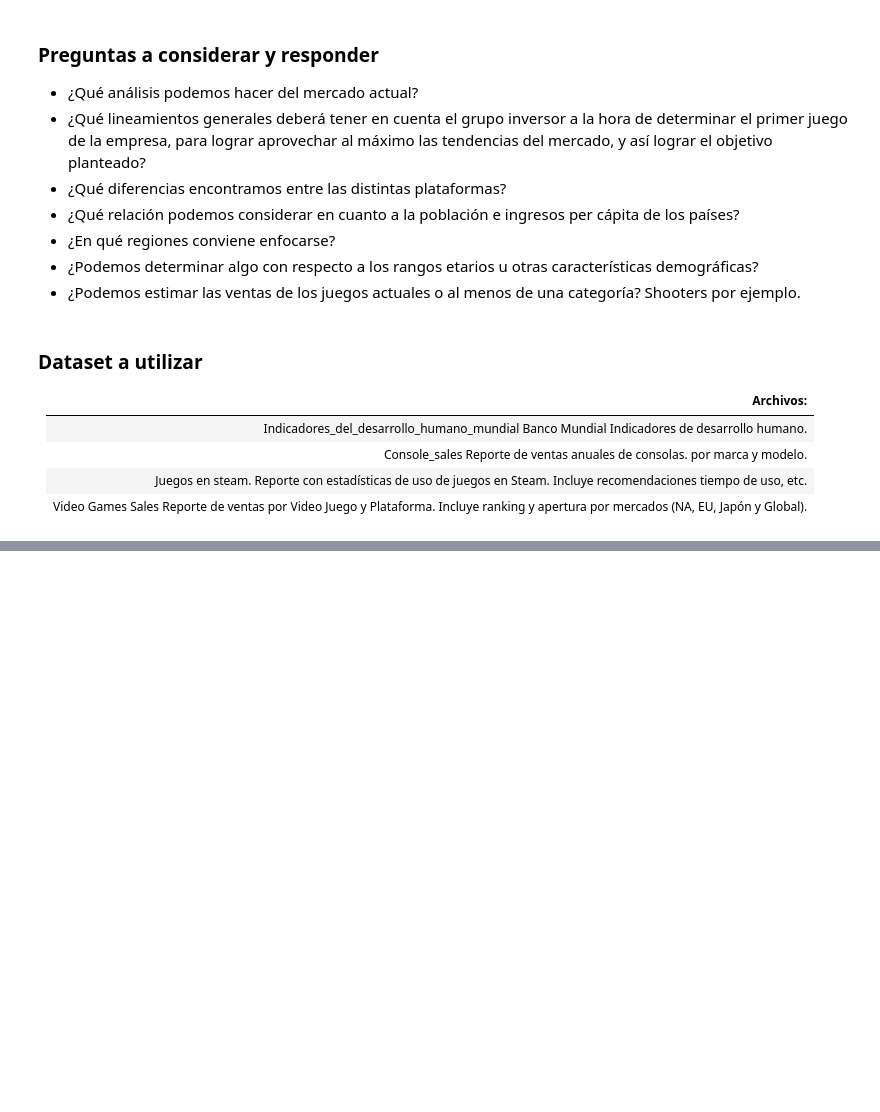
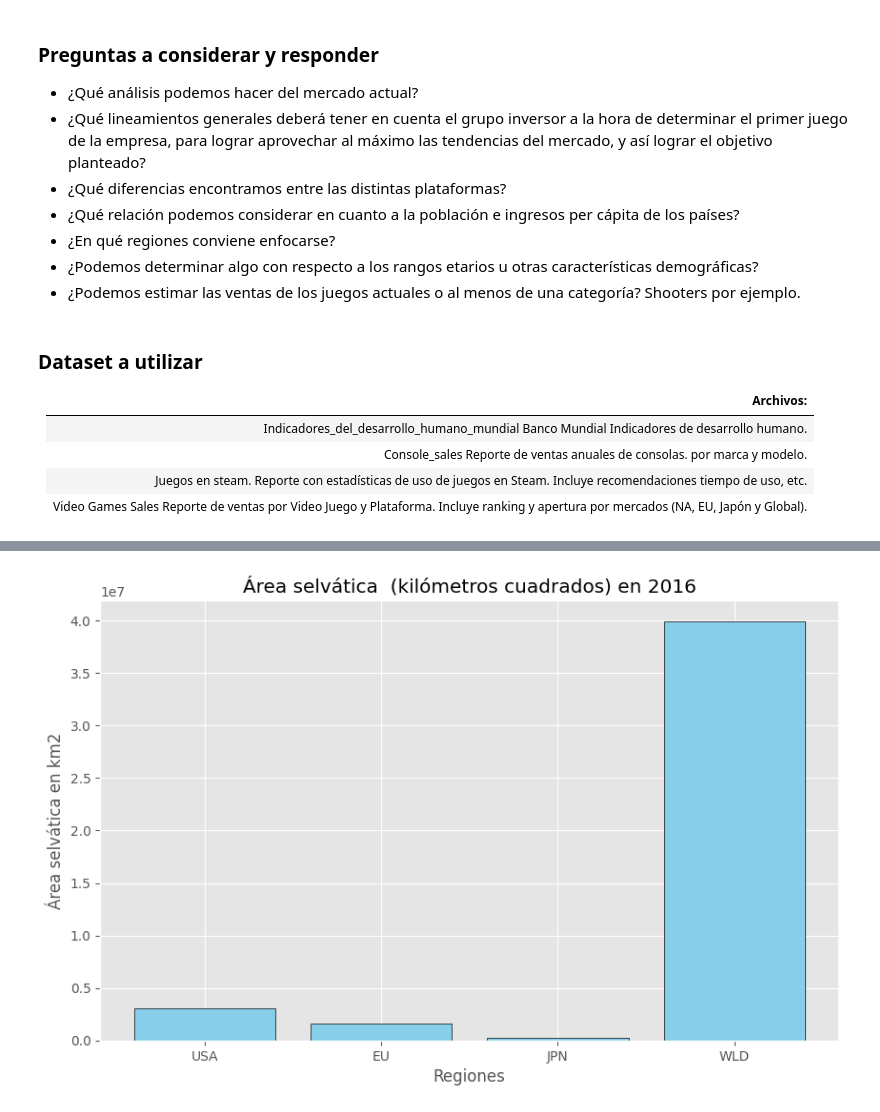
Before and after one commit to JosueMonte/gaming, a Jupyter notebook: eda.ipynb, the cells around one changed output, grey strips where cells are left out. Drawn from its saved outputs; the diff is of its cells as text; code cells hidden in the pictures; blank space fills up the shorter version.

```diff
--- a/eda.ipynb
+++ b/eda.ipynb
@@ -36,0 +651,22 @@ Grupo inversor está dispuesto a invertir en el desarrollo de nuevos productos,
+# %%
+# Filtrar el DataFrame por la columna "Series_Name"
+filtro = df_1_1[df_1_1["Series_Name"] == "Área selvática  (kilómetros cuadrados)"]
+
+# Seleccionar los primeros 4 valores de la columna "2016"
+columna = filtro["2016"].iloc[:4]
+
+# Convertir los valores a tipo numérico, ignorando los errores
+columna = pd.to_numeric(columna, errors='coerce')
+
+# Eliminar valores NaN (resultantes de la conversión de texto no numérico)
+columna = columna.dropna()
+
+# Crear el gráfico de barras
+plt.figure(figsize=(10, 6))
+plt.bar(["USA", "EU", "JPN", "WLD"], columna, color='skyblue', edgecolor='black')
+plt.title('Área selvática  (kilómetros cuadrados) en 2016')
+plt.xlabel('Regiones')
+plt.ylabel('Área selvática en km2')
+plt.show()
+# %% [output]
+[figure, added]
```
Also changed, not shown: parts of 96 cells of this notebook, 1 other file.
